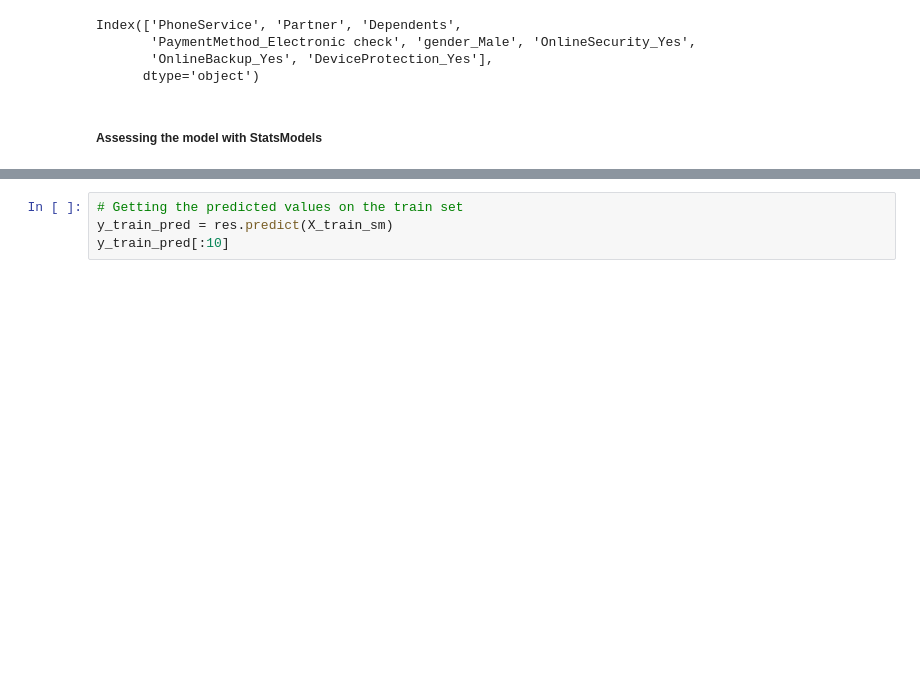
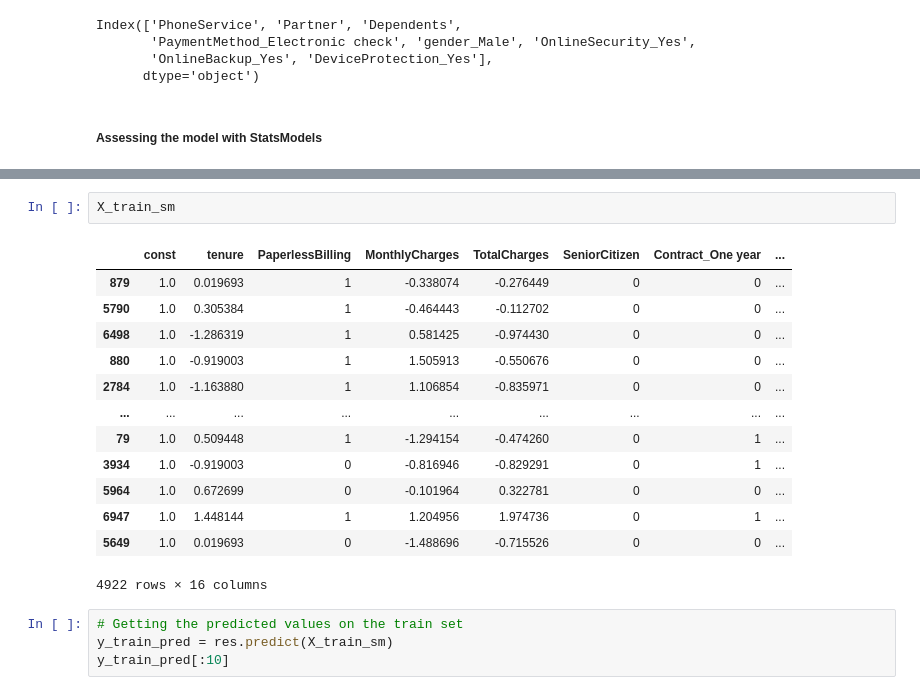
Before and after one commit to ghosesuvendu/dataScience, a Jupyter notebook: Logistic+Regression+_+Telecom+Churn+Case+Study.ipynb, the cells around one changed output, grey strips where cells are left out. Drawn from its saved outputs; the diff is of its cells as text; blank space fills up the shorter version.

```diff
--- a/Logistic+Regression+_+Telecom+Churn+Case+Study.ipynb
+++ b/Logistic+Regression+_+Telecom+Churn+Case+Study.ipynb
@@ -588,6 +614,22 @@ Generalized Linear Model Regression Results
 | TechSupport_Yes | -0.2408 | 0.109 | -2.210 | 0.027 | -0.454 | -0.027 |
 | StreamingTV_Yes | 0.5796 | 0.114 | 5.102 | 0.000 | 0.357 | 0.802 |
 | StreamingMovies_Yes | 0.4665 | 0.111 | 4.197 | 0.000 | 0.249 | 0.684 |
+# %%
+X_train_sm
+# %% [output]
+|  | const | tenure | PaperlessBilling | MonthlyCharges | TotalCharges | SeniorCitizen | Contract_One year | ... |
+| 879 | 1.0 | 0.019693 | 1 | -0.338074 | -0.276449 | 0 | 0 | ... |
+| 5790 | 1.0 | 0.305384 | 1 | -0.464443 | -0.112702 | 0 | 0 | ... |
+| 6498 | 1.0 | -1.286319 | 1 | 0.581425 | -0.974430 | 0 | 0 | ... |
+| 880 | 1.0 | -0.919003 | 1 | 1.505913 | -0.550676 | 0 | 0 | ... |
+| 2784 | 1.0 | -1.163880 | 1 | 1.106854 | -0.835971 | 0 | 0 | ... |
+| ... | ... | ... | ... | ... | ... | ... | ... | ... |
+| 79 | 1.0 | 0.509448 | 1 | -1.294154 | -0.474260 | 0 | 1 | ... |
+| 3934 | 1.0 | -0.919003 | 0 | -0.816946 | -0.829291 | 0 | 1 | ... |
+| 5964 | 1.0 | 0.672699 | 0 | -0.101964 | 0.322781 | 0 | 0 | ... |
+| 6947 | 1.0 | 1.448144 | 1 | 1.204956 | 1.974736 | 0 | 1 | ... |
+| 5649 | 1.0 | 0.019693 | 0 | -1.488696 | -0.715526 | 0 | 0 | ... |
+4922 rows × 16 columns
 # %%
 # Getting the predicted values on the train set
 y_train_pred = res.predict(X_train_sm)
```
Also changed, not shown: parts of 16 cells of this notebook.
